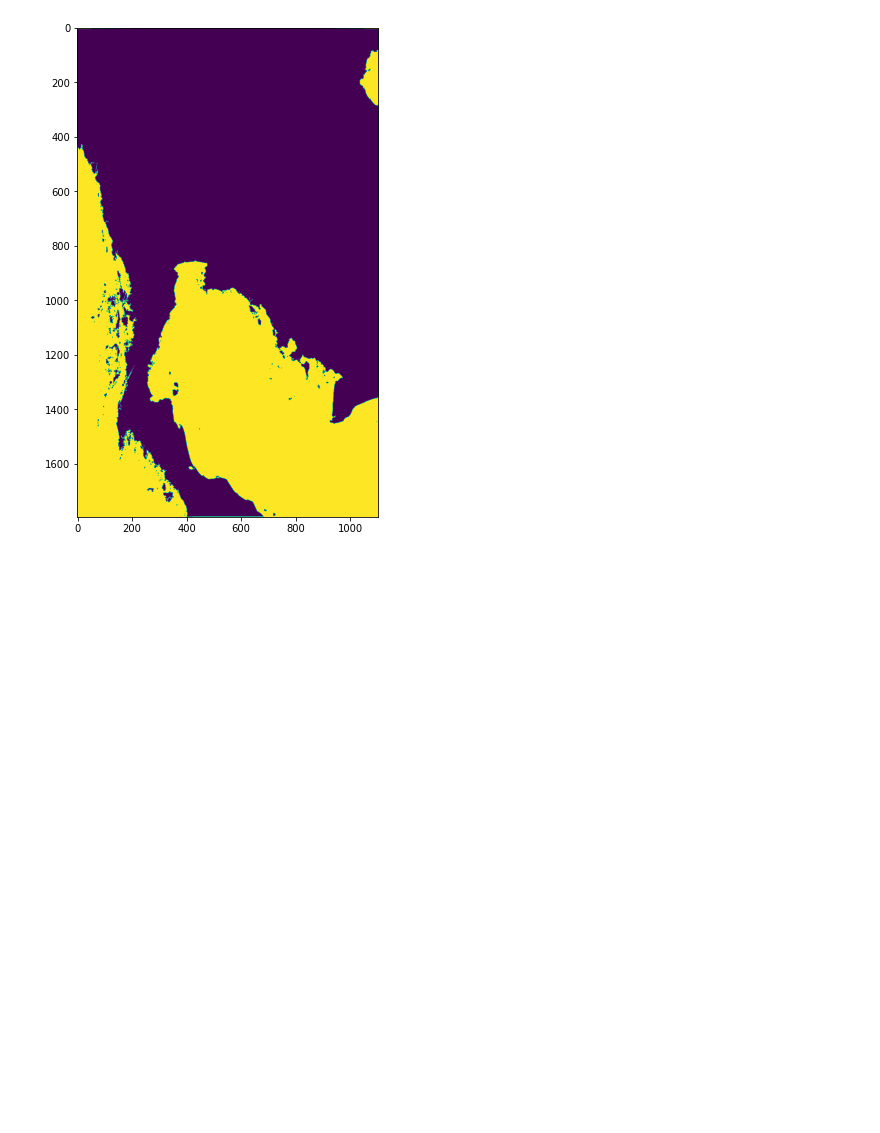
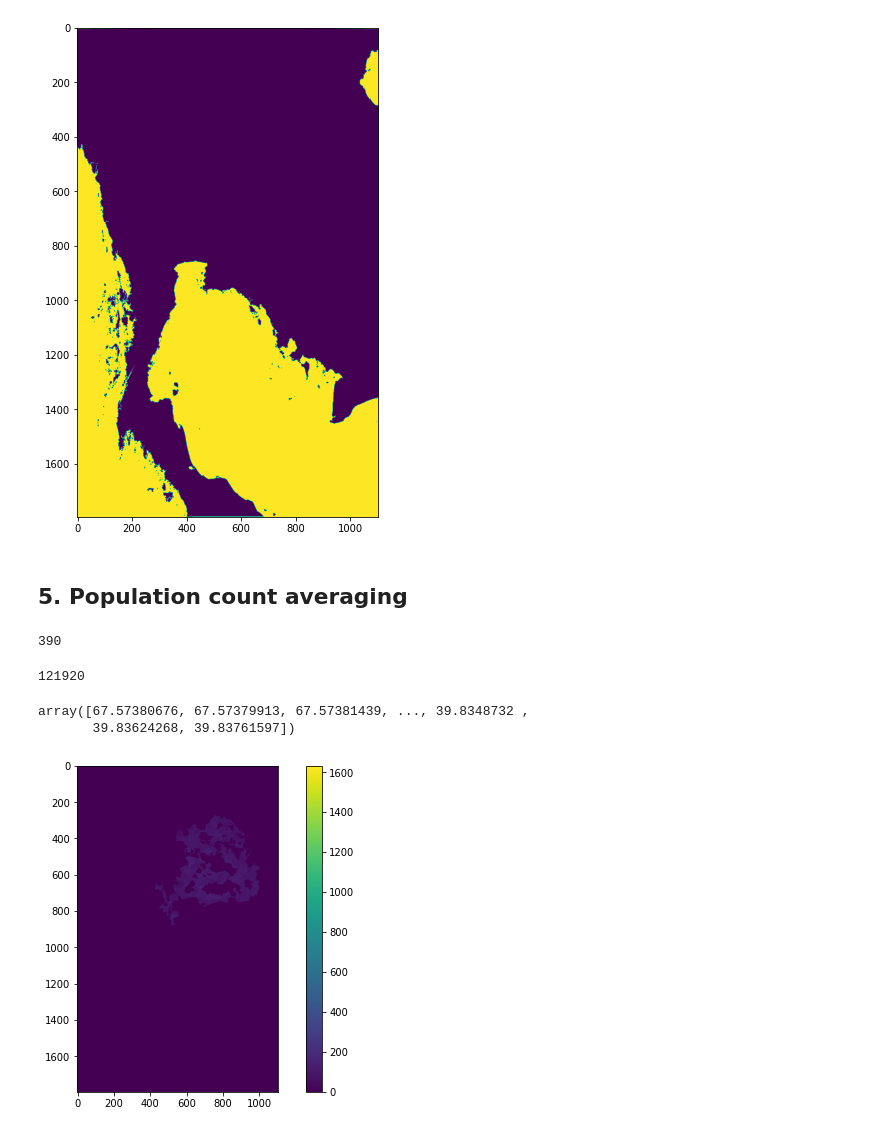
Before and after one commit to olley102/CommunityDetectionURSS, a Jupyter notebook: clustering_image_segmentation.ipynb, the cells around one changed output. Drawn from its saved outputs; the diff is of its cells as text; code cells hidden in the pictures; blank space fills up the shorter version.

```diff
--- a/clustering_image_segmentation.ipynb
+++ b/clustering_image_segmentation.ipynb
@@ -206,3 +206,30 @@ ax.imshow(img)
 # %% [output]
 <matplotlib.image.AxesImage at 0x...>
 [figure]
+# %% [markdown]
+## 5. Population count averaging
+# %%
+np.argmax([np.sum(dbscan_labels==i) for i in range(1, dbscan_labels.max()+1)])
+# %% [output]
+390
+# %%
+np.sum(dbscan_labels==391)
+# %% [output]
+121920
+# %%
+gpw[dbscan_labels==391, 0]
+# %% [output]
+array([67.57380676, 67.57379913, 67.57381439, ..., 39.8348732 ,
+       39.83624268, 39.83761597])
+# %%
+c = 391
+img = np.zeros_like(dbscan_labels)
+img[dbscan_labels==c] = gpw[dbscan_labels==c, 0]
+# %%
+fig = plt.figure(figsize=(10, 6))
+ax = fig.add_subplot()
+im = ax.imshow(img)
+fig.colorbar(im, ax=ax)
+fig.show()
+# %% [output]
+[figure, added]
```
Also changed, not shown: parts of 3 cells of this notebook.
